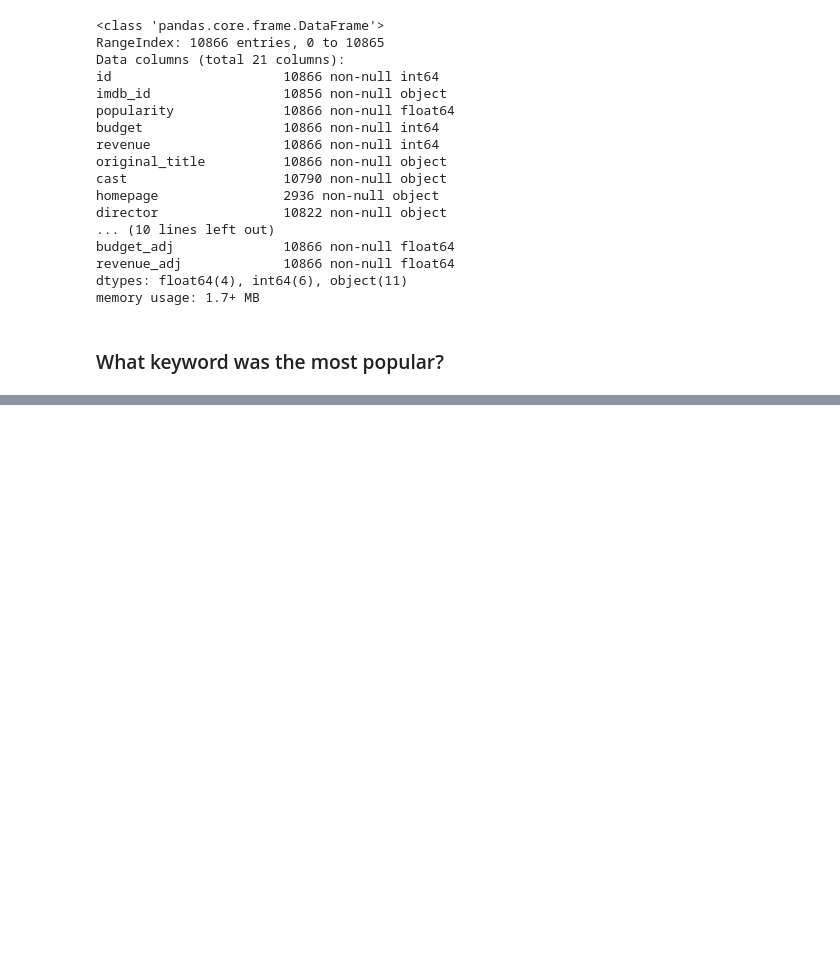
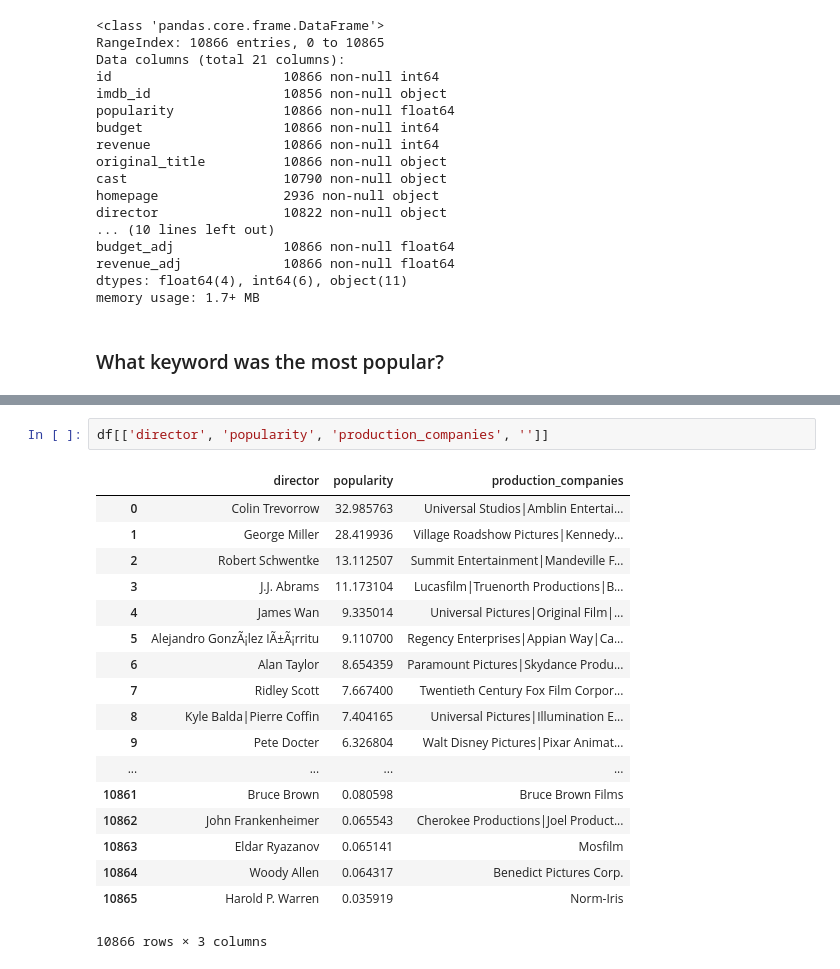
Before and after one commit to ibragimoveldor/Data-Analyst-Projects, a Jupyter notebook: Project_2/Final_submission/Questions.ipynb, the cells around one changed output, grey strips where cells are left out. Saved outputs shown, nothing was run; the diff lists cells and outputs as text; blank space fills up the shorter version.

```diff
--- a/Project_2/Final_submission/Questions.ipynb
+++ b/Project_2/Final_submission/Questions.ipynb
@@ -105,0 +150,21 @@ plt.xticks(rotation=90)
+# %%
+df[['director', 'popularity', 'production_companies', '']]
+# %% [output]
+|  | director | popularity | production_companies |
+| 0 | Colin Trevorrow | 32.985763 | Universal Studios|Amblin Entertai... |
+| 1 | George Miller | 28.419936 | Village Roadshow Pictures|Kennedy... |
+| 2 | Robert Schwentke | 13.112507 | Summit Entertainment|Mandeville F... |
+| 3 | J.J. Abrams | 11.173104 | Lucasfilm|Truenorth Productions|B... |
+| 4 | James Wan | 9.335014 | Universal Pictures|Original Film|... |
+| 5 | Alejandro GonzÃ¡lez IÃ±Ã¡rritu | 9.110700 | Regency Enterprises|Appian Way|Ca... |
+| 6 | Alan Taylor | 8.654359 | Paramount Pictures|Skydance Produ... |
+| 7 | Ridley Scott | 7.667400 | Twentieth Century Fox Film Corpor... |
+| 8 | Kyle Balda|Pierre Coffin | 7.404165 | Universal Pictures|Illumination E... |
+| 9 | Pete Docter | 6.326804 | Walt Disney Pictures|Pixar Animat... |
+| ... | ... | ... | ... |
+| 10861 | Bruce Brown | 0.080598 | Bruce Brown Films |
+| 10862 | John Frankenheimer | 0.065543 | Cherokee Productions|Joel Product... |
+| 10863 | Eldar Ryazanov | 0.065141 | Mosfilm |
+| 10864 | Woody Allen | 0.064317 | Benedict Pictures Corp. |
+| 10865 | Harold P. Warren | 0.035919 | Norm-Iris |
+10866 rows × 3 columns
```
Also changed, not shown: parts of 28 cells of this notebook, 5 other files.
